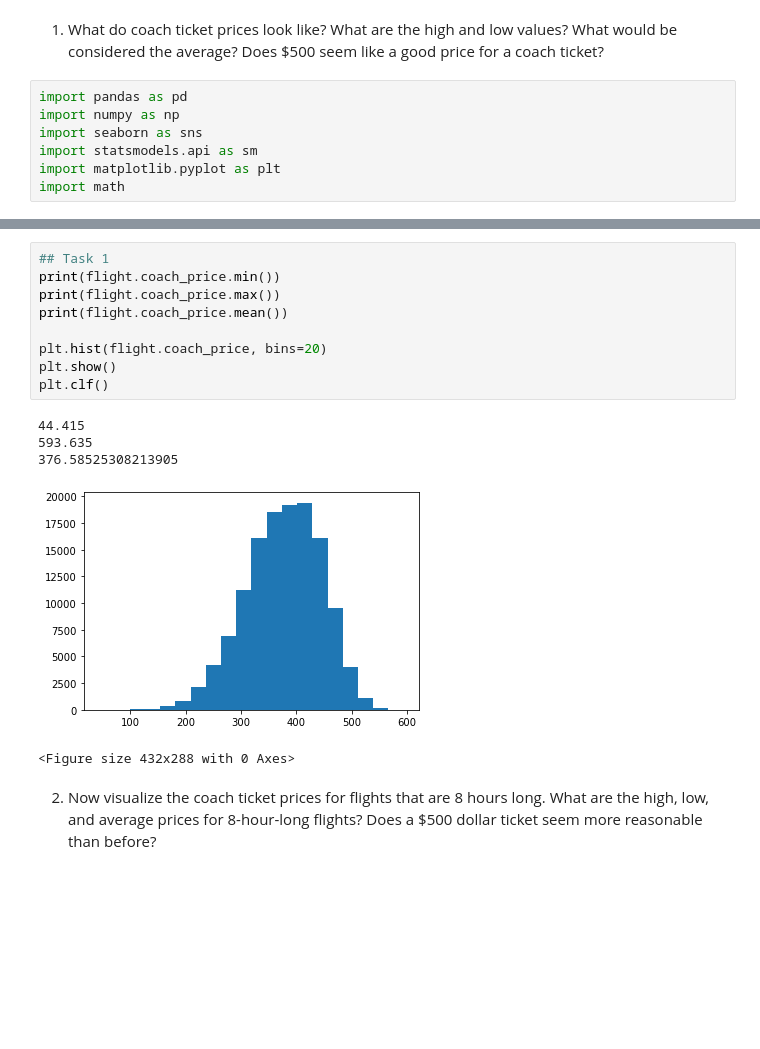
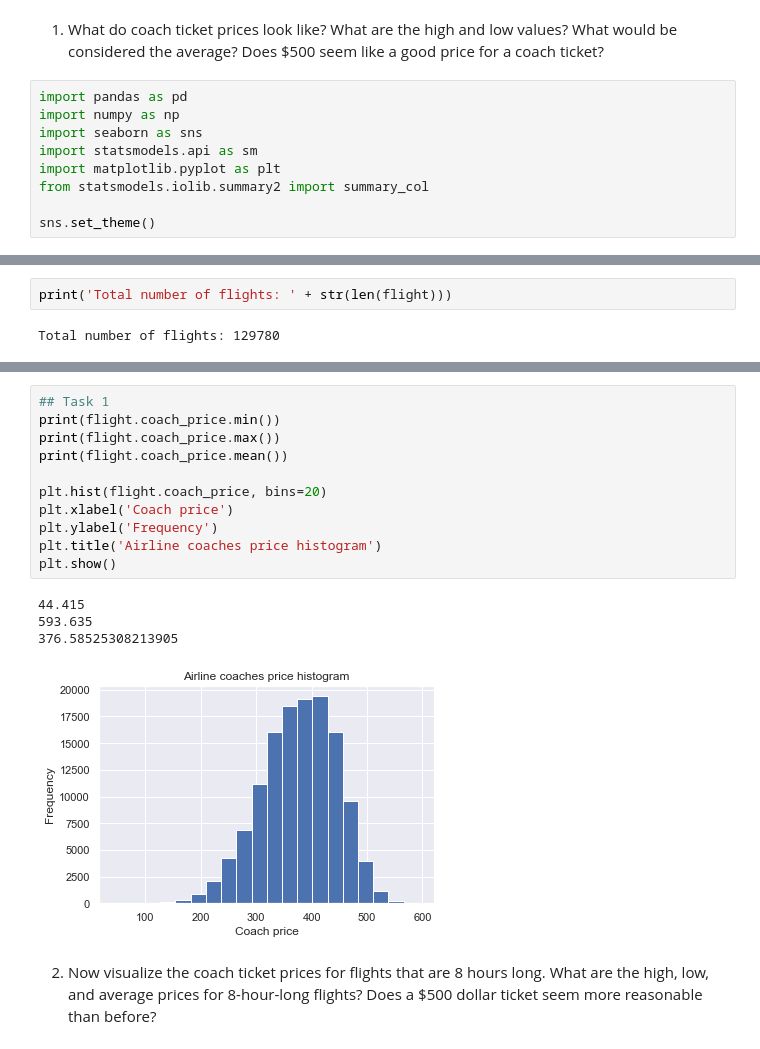
Before and after one commit to juan-s-cruz/DS-portfolio, a Jupyter notebook: Airline Analysis/Airline Analysis.ipynb, the cells around one changed output, grey strips where cells are left out. Saved outputs shown, nothing was run; the diff lists cells and outputs as text; blank space fills up the shorter version.

Commit message:
Updated airlines project and excluded images from being uploaded.

```diff
--- a/Airline Analysis/Airline Analysis.ipynb
+++ b/Airline Analysis/Airline Analysis.ipynb
@@ -39,7 +28,9 @@ import numpy as np
 import seaborn as sns
 import statsmodels.api as sm
 import matplotlib.pyplot as plt
-import math
+from statsmodels.iolib.summary2 import summary_col
+
+sns.set_theme()
 # %%
 ## Read in Data
 flight = pd.read_csv("flight.csv")
@@ -66,3 +46,7 @@ Total number of flights: 129780
+# %%
+print('Total number of flights: ' + str(len(flight)))
+# %% [output]
+Total number of flights: 129780
 # %%
 print(flight.info())
 # %% [output]
@@ -89,17 +73,18 @@ None
 # %%
 ## Task 1
 print(flight.coach_price.min())
 print(flight.coach_price.max())
 print(flight.coach_price.mean())
 
 plt.hist(flight.coach_price, bins=20)
+plt.xlabel('Coach price')
+plt.ylabel('Frequency')
+plt.title('Airline coaches price histogram')
 plt.show()
-plt.clf()
 # %% [output]
 44.415
 593.635
 376.58525308213905
-[figure, old version]
+[figure, new version]
-<Figure size 432x288 with 0 Axes>
 # %% [markdown]
 2. Now visualize the coach ticket prices for flights that are 8 hours long. What are the high, low, and average prices for 8-hour-long flights? Does a $500 dollar ticket seem more reasonable than before?
```
Also changed, not shown: parts of 13 cells of this notebook, 1 other file.
